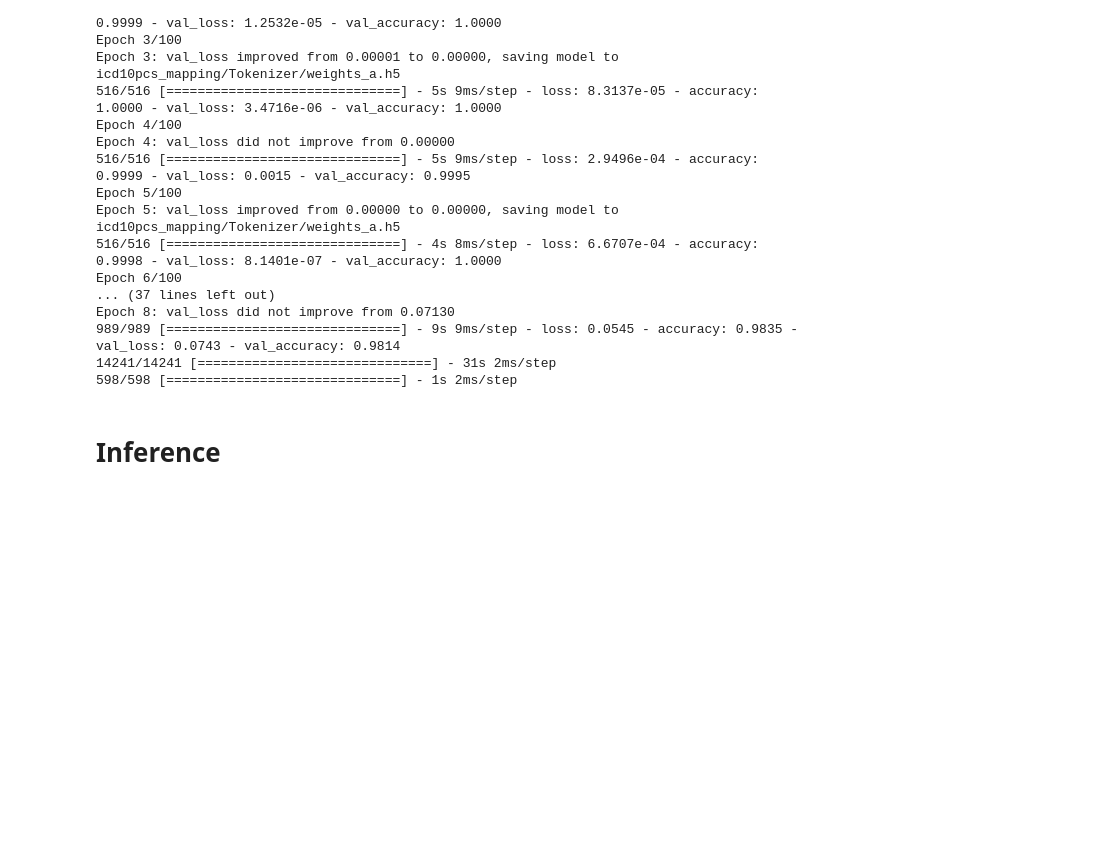
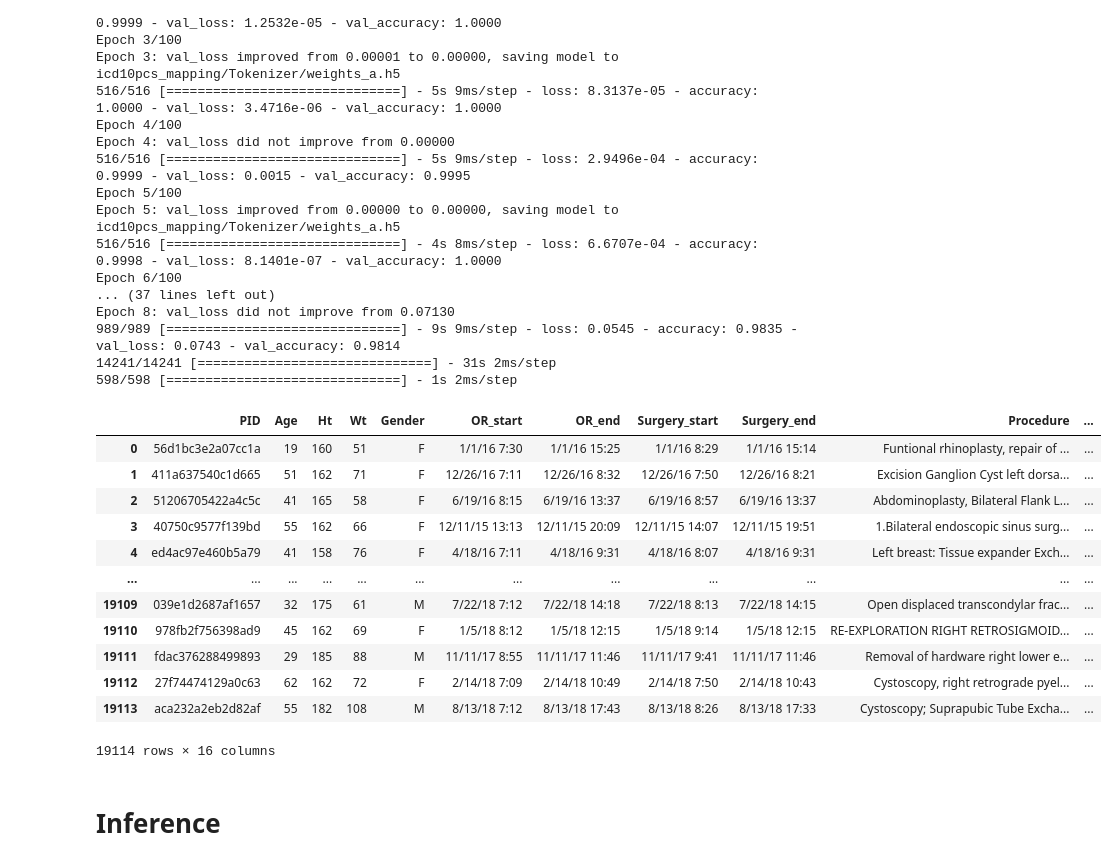
Before and after one commit to Hyeonsik/INSPIRE_TO_CDM, a Jupyter notebook: icd10pcs_mapping.ipynb, the cells around one changed output. Saved outputs shown, nothing was run; the diff lists cells and outputs as text; code cells hidden in the pictures; blank space fills up the shorter version.

```diff
--- a/icd10pcs_mapping.ipynb
+++ b/icd10pcs_mapping.ipynb
@@ -758,6 +758,22 @@ Epoch 8: val_loss did not improve from 0.07130
 989/989 [==============================] - 9s 9ms/step - loss: 0.0545 - accuracy: 0.9835 - val_loss: 0.0743 - val_accuracy: 0.9814
 14241/14241 [==============================] - 31s 2ms/step
 598/598 [==============================] - 1s 2ms/step
+# %%
+df_info
+# %% [output]
+|  | PID | Age | Ht | Wt | Gender | OR_start | OR_end | Surgery_start | Surgery_end | Procedure | ... |
+| 0 | 56d1bc3e2a07cc1a | 19 | 160 | 51 | F | 1/1/16 7:30 | 1/1/16 15:25 | 1/1/16 8:29 | 1/1/16 15:14 | Funtional rhinoplasty, repair of ... | ... |
+| 1 | 411a637540c1d665 | 51 | 162 | 71 | F | 12/26/16 7:11 | 12/26/16 8:32 | 12/26/16 7:50 | 12/26/16 8:21 | Excision Ganglion Cyst left dorsa... | ... |
+| 2 | 51206705422a4c5c | 41 | 165 | 58 | F | 6/19/16 8:15 | 6/19/16 13:37 | 6/19/16 8:57 | 6/19/16 13:37 | Abdominoplasty, Bilateral Flank L... | ... |
+| 3 | 40750c9577f139bd | 55 | 162 | 66 | F | 12/11/15 13:13 | 12/11/15 20:09 | 12/11/15 14:07 | 12/11/15 19:51 | 1.Bilateral endoscopic sinus surg... | ... |
+| 4 | ed4ac97e460b5a79 | 41 | 158 | 76 | F | 4/18/16 7:11 | 4/18/16 9:31 | 4/18/16 8:07 | 4/18/16 9:31 | Left breast: Tissue expander Exch... | ... |
+| ... | ... | ... | ... | ... | ... | ... | ... | ... | ... | ... | ... |
+| 19109 | 039e1d2687af1657 | 32 | 175 | 61 | M | 7/22/18 7:12 | 7/22/18 14:18 | 7/22/18 8:13 | 7/22/18 14:15 | Open displaced transcondylar frac... | ... |
+| 19110 | 978fb2f756398ad9 | 45 | 162 | 69 | F | 1/5/18 8:12 | 1/5/18 12:15 | 1/5/18 9:14 | 1/5/18 12:15 | RE-EXPLORATION RIGHT RETROSIGMOID... | ... |
+| 19111 | fdac376288499893 | 29 | 185 | 88 | M | 11/11/17 8:55 | 11/11/17 11:46 | 11/11/17 9:41 | 11/11/17 11:46 | Removal of hardware right lower e... | ... |
+| 19112 | 27f74474129a0c63 | 62 | 162 | 72 | F | 2/14/18 7:09 | 2/14/18 10:49 | 2/14/18 7:50 | 2/14/18 10:43 | Cystoscopy, right retrograde pyel... | ... |
+| 19113 | aca232a2eb2d82af | 55 | 182 | 108 | M | 8/13/18 7:12 | 8/13/18 17:43 | 8/13/18 8:26 | 8/13/18 17:33 | Cystoscopy; Suprapubic Tube Excha... | ... |
+19114 rows × 16 columns
 # %% [markdown]
 # Inference
 # %% [markdown]
```
Also changed, not shown: 4 other files.
